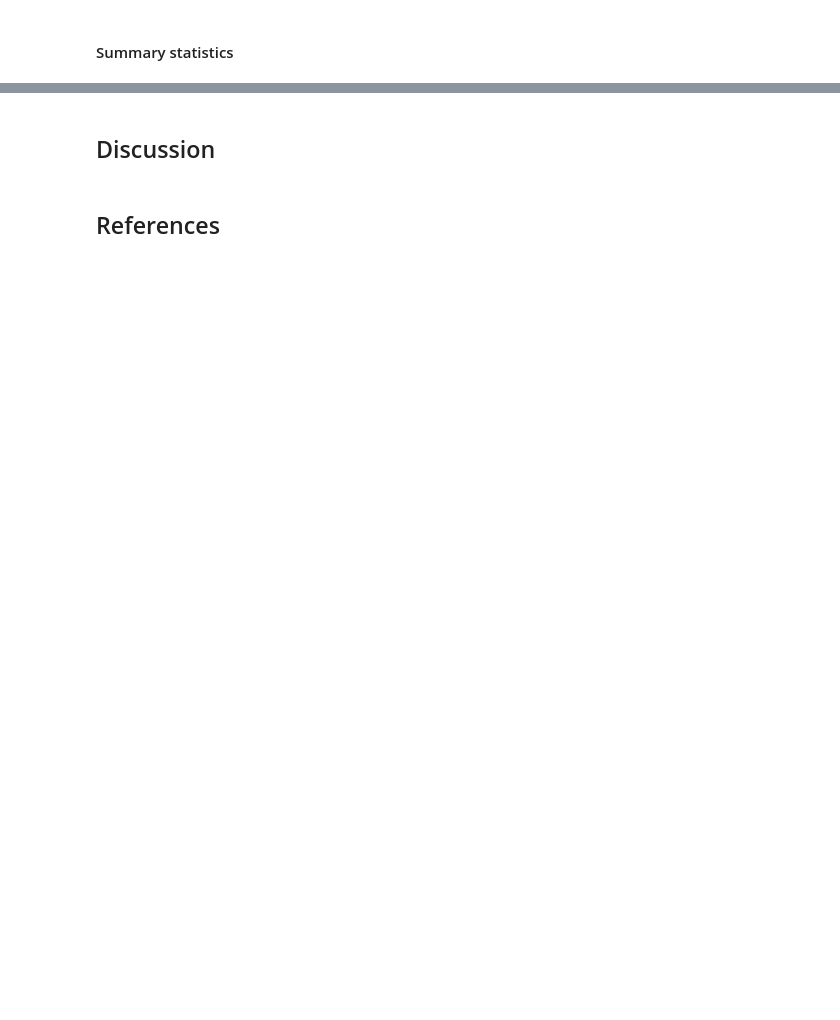
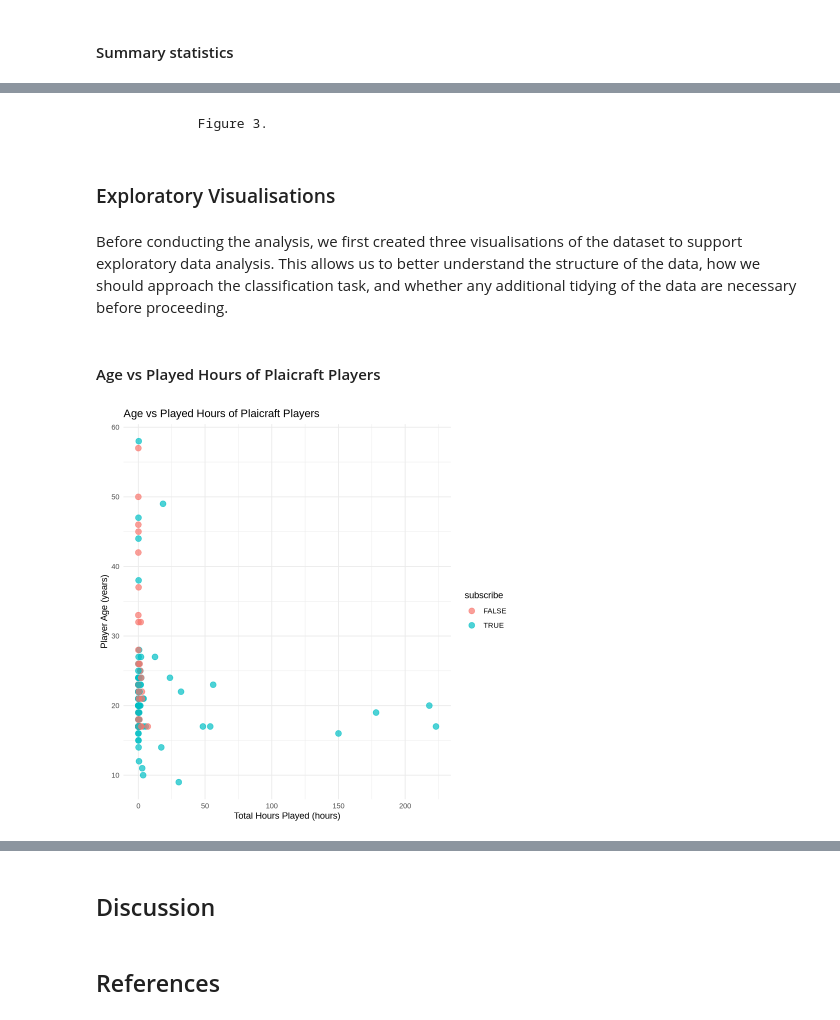
Before and after one commit to avahbot/dsci-100-term-project-final, a Jupyter notebook: project.ipynb, the cells around one changed output, grey strips where cells are left out. Saved outputs shown, nothing was run; the diff lists cells and outputs as text; code cells hidden in the pictures; blank space fills up the shorter version.

```diff
--- a/project.ipynb
+++ b/project.ipynb
@@ -101,0 +136,22 @@ A tibble: 2 × 5
+# %% [markdown]
+               Figure 3.
+# %% [markdown]
+### Exploratory Visualisations
+# %% [markdown]
+Before conducting the analysis, we first created three visualisations of the dataset to support exploratory data analysis. This allows us to better understand the structure of the data, how we should approach the classification task, and whether any additional tidying of the data are necessary before proceeding.
+# %% [markdown]
+#### Age vs Played Hours of Plaicraft Players
+# %%
+scatter_plot <- tidy_players |>
+                ggplot(aes(x = played_hours, y = Age, colour = subscribe)) +
+                geom_point(alpha = 0.7, size = 3) +
+                labs(
+                    title = "Age vs Played Hours of Plaicraft Players",
+                    x = "Total Hours Played (hours)",
+                    y = "Player Age (years)"
+                ) +
+                theme_minimal()
+
+scatter_plot
+# %% [output]
+[figure, added]
```
Also changed, not shown: parts of 26 cells of this notebook.
